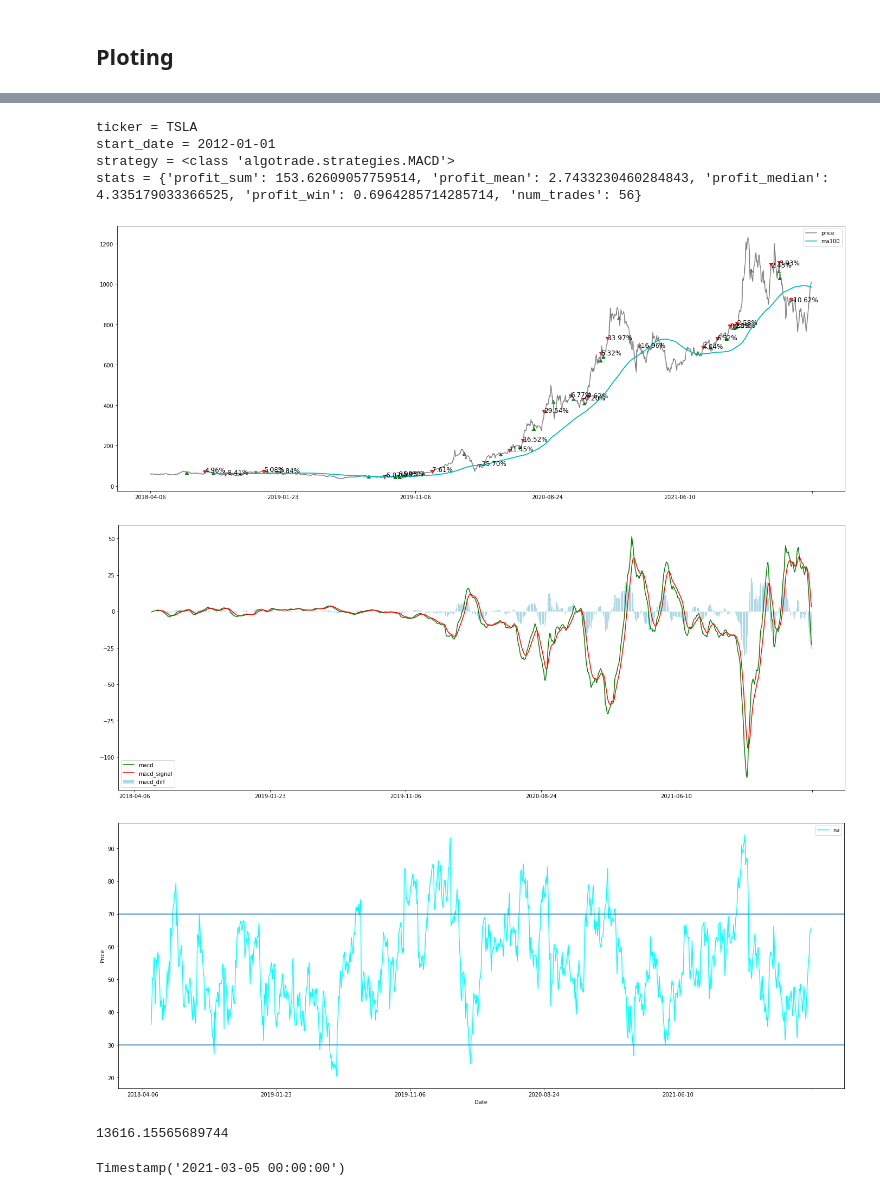
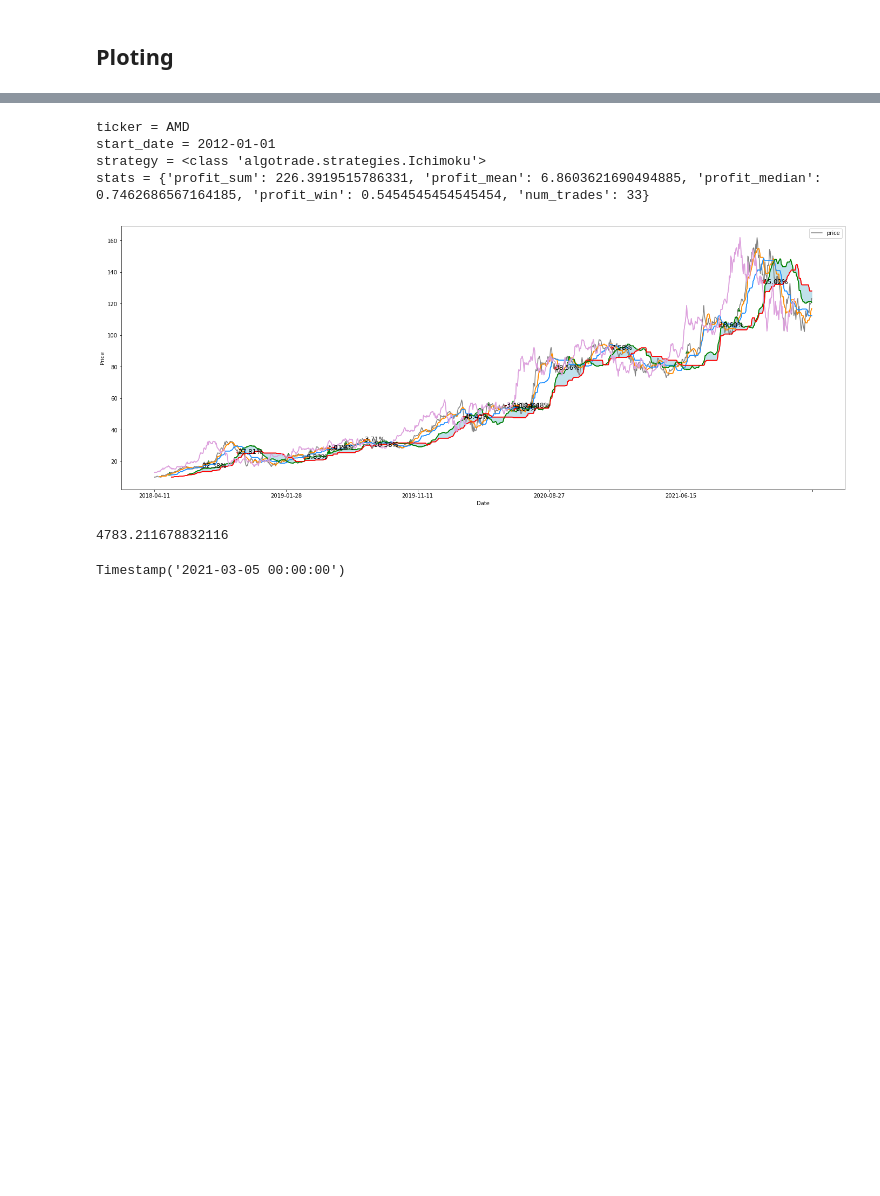
Before and after one commit to t4skmanag3r/algotrade, a Jupyter notebook: test.ipynb, the cells around one changed output, grey strips where cells are left out. Drawn from its saved outputs; the diff is of its cells as text; code cells hidden in the pictures; blank space fills up the shorter version.

```diff
--- a/test.ipynb
+++ b/test.ipynb
@@ -237,23 +46,21 @@ new_df[-100:-50]
 # %%
-from algotrade.strategies import RSI, RSI_MACD, MACD
+from algotrade.strategies import RSI, RSI_MACD, MACD, Ichimoku
 
-strat = MACD(sma=True)
+strat = Ichimoku()
 
-test = algotrade.testing.TestStrategy(TICKER, strat, '2012-01-01', df=df, stop_loss=False, stop_loss_prc=3, take_profit=False, take_profit_prc=5)
+test = algotrade.testing.TestStrategy(TICKER, strat, df=df)
 print(test)
 test.plotBuySell(days=1000, display_strategy=True)
 # %% [output]
-ticker = TSLA
+ticker = AMD
 start_date = 2012-01-01
-strategy = <class 'algotrade.strategies.MACD'>
-stats = {'profit_sum': 153.62609057759514, 'profit_mean': 2.7433230460284843, 'profit_median': 4.335179033366525, 'profit_win': 0.6964285714285714, 'num_trades': 56}
+strategy = <class 'algotrade.strategies.Ichimoku'>
+stats = {'profit_sum': 226.3919515786331, 'profit_mean': 6.8603621690494885, 'profit_median': 0.7462686567164185, 'profit_win': 0.5454545454545454, 'num_trades': 33}
-[figure, old version]
+[figure, new version]
-[figure, removed]
-[figure, removed]
 # %%
 (df.loc[test.sell_dates[-1]].close - df.loc[test.buy_dates[0]].close) / df.loc[test.buy_dates[0]].close * 100
 # %% [output]
-13616.15565689744
+4783.211678832116
 # %%
 test.buy_dates[-1]
 # %% [output]
```
Also changed, not shown: parts of 13 cells of this notebook, 1 other file.
